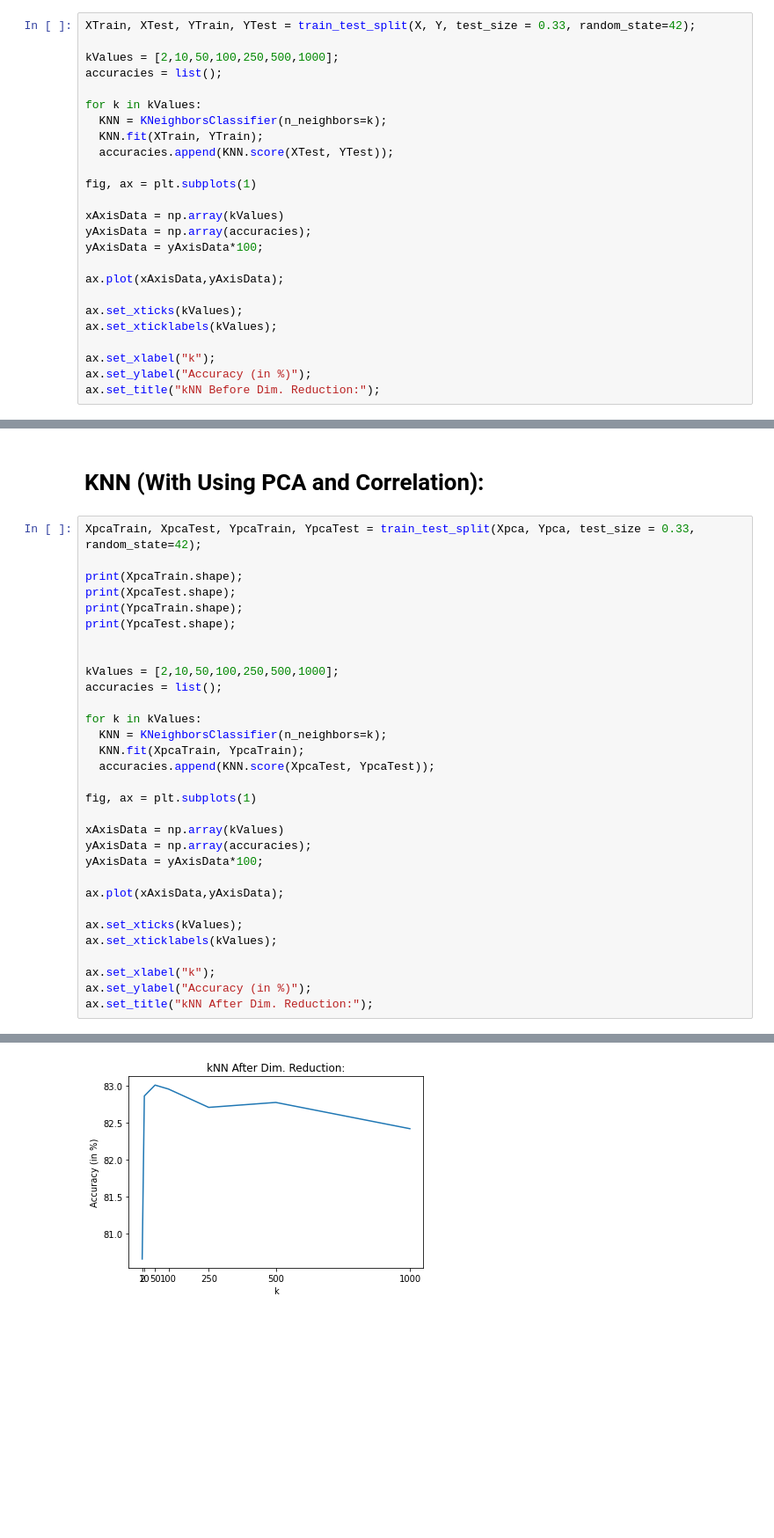
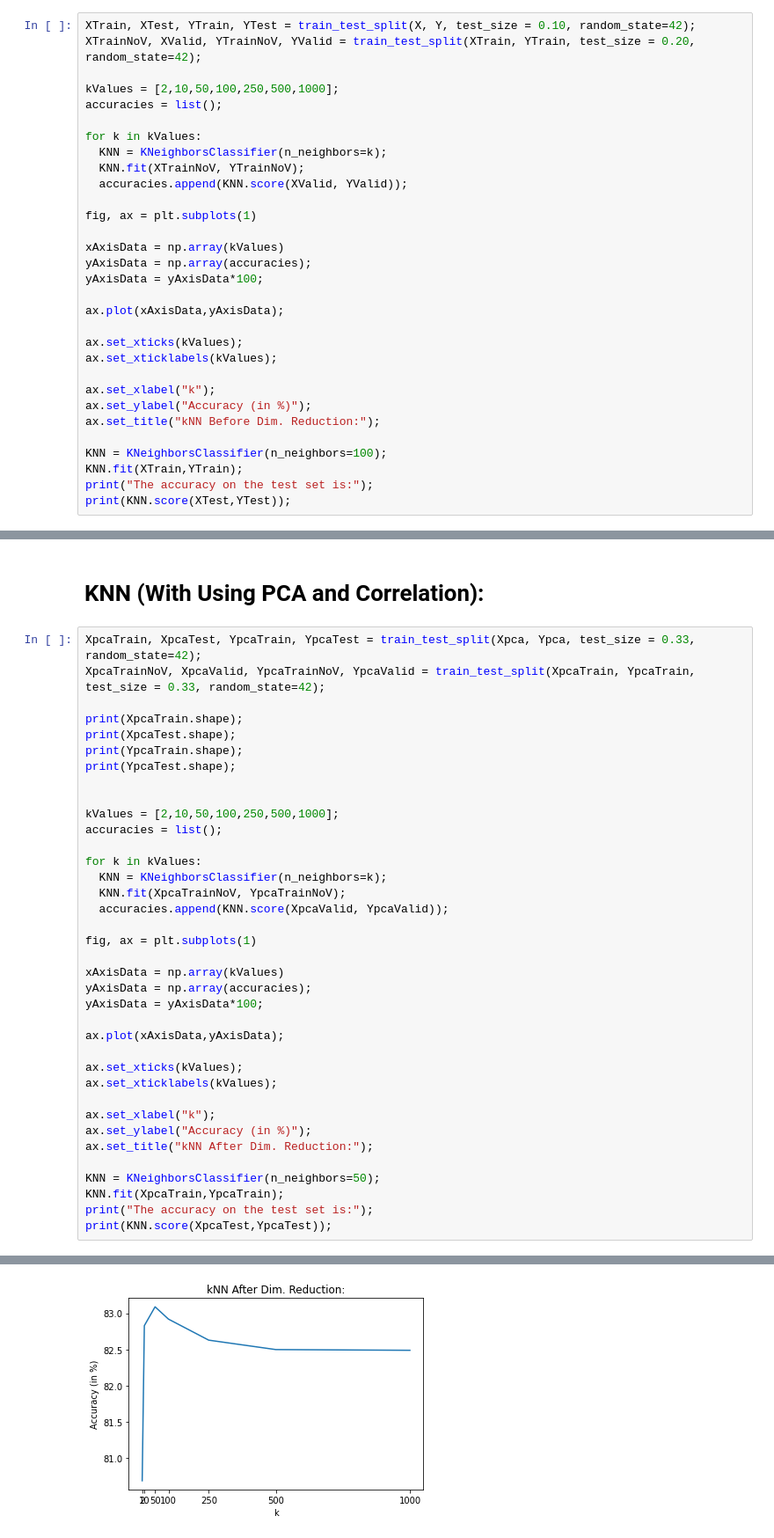
Before and after one commit to Aditya-163/MLDA-1-Project-1, a Jupyter notebook: KNN.ipynb, the cells around one changed output, grey strips where cells are left out. Shown at 88% size. Saved outputs shown, nothing was run; the diff lists cells and outputs as text; blank space fills up the shorter version.

Commit message:
Add the cross-validation set to the KNN algo and determine k according to it!

```diff
--- a/KNN.ipynb
+++ b/KNN.ipynb
@@ -294,15 +294,16 @@ dtype: object
 # %% [markdown]
 # KNN (Without Using PCA and Correlation):
 # %%
-XTrain, XTest, YTrain, YTest = train_test_split(X, Y, test_size = 0.33, random_state=42);
+XTrain, XTest, YTrain, YTest = train_test_split(X, Y, test_size = 0.10, random_state=42);
+XTrainNoV, XValid, YTrainNoV, YValid = train_test_split(XTrain, YTrain, test_size = 0.20, random_state=42);
 
 kValues = [2,10,50,100,250,500,1000];
 accuracies = list();
 
 for k in kValues:
   KNN = KNeighborsClassifier(n_neighbors=k);
-  KNN.fit(XTrain, YTrain);
-  accuracies.append(KNN.score(XTest, YTest));
+  KNN.fit(XTrainNoV, YTrainNoV);
+  accuracies.append(KNN.score(XValid, YValid));
 
 fig, ax = plt.subplots(1)
 
@@ -318,4 +319,9 @@ ax.set_xticklabels(kValues);
 ax.set_xlabel("k");
 ax.set_ylabel("Accuracy (in %)");
 ax.set_title("kNN Before Dim. Reduction:");
+
+KNN = KNeighborsClassifier(n_neighbors=100);
+KNN.fit(XTrain,YTrain);
+print("The accuracy on the test set is:");
+print(KNN.score(XTest,YTest));
 # %% [output]
@@ -343,6 +332,7 @@ A column-vector y was passed when a 1d array was expected. Please change the sha
 # KNN (With Using PCA and Correlation):
 # %%
 XpcaTrain, XpcaTest, YpcaTrain, YpcaTest = train_test_split(Xpca, Ypca, test_size = 0.33, random_state=42);
+XpcaTrainNoV, XpcaValid, YpcaTrainNoV, YpcaValid = train_test_split(XpcaTrain, YpcaTrain, test_size = 0.33, random_state=42);
 
 print(XpcaTrain.shape);
 print(XpcaTest.shape);
@@ -355,8 +345,8 @@ accuracies = list();
 
 for k in kValues:
   KNN = KNeighborsClassifier(n_neighbors=k);
-  KNN.fit(XpcaTrain, YpcaTrain);
-  accuracies.append(KNN.score(XpcaTest, YpcaTest));
+  KNN.fit(XpcaTrainNoV, YpcaTrainNoV);
+  accuracies.append(KNN.score(XpcaValid, YpcaValid));
 
 fig, ax = plt.subplots(1)
 
@@ -372,6 +362,11 @@ ax.set_xticklabels(kValues);
 ax.set_xlabel("k");
 ax.set_ylabel("Accuracy (in %)");
 ax.set_title("kNN After Dim. Reduction:");
+
+KNN = KNeighborsClassifier(n_neighbors=50);
+KNN.fit(XpcaTrain,YpcaTrain);
+print("The accuracy on the test set is:");
+print(KNN.score(XpcaTest,YpcaTest));
 # %% [output]
 (30298, 90)
 (14924, 90)
@@ -399 +377 @@ A column-vector y was passed when a 1d array was expected. Please change the sha
-[figure, old version]
+[figure, new version]
```
Also changed, not shown: parts of 4 cells of this notebook, 1 other file.
